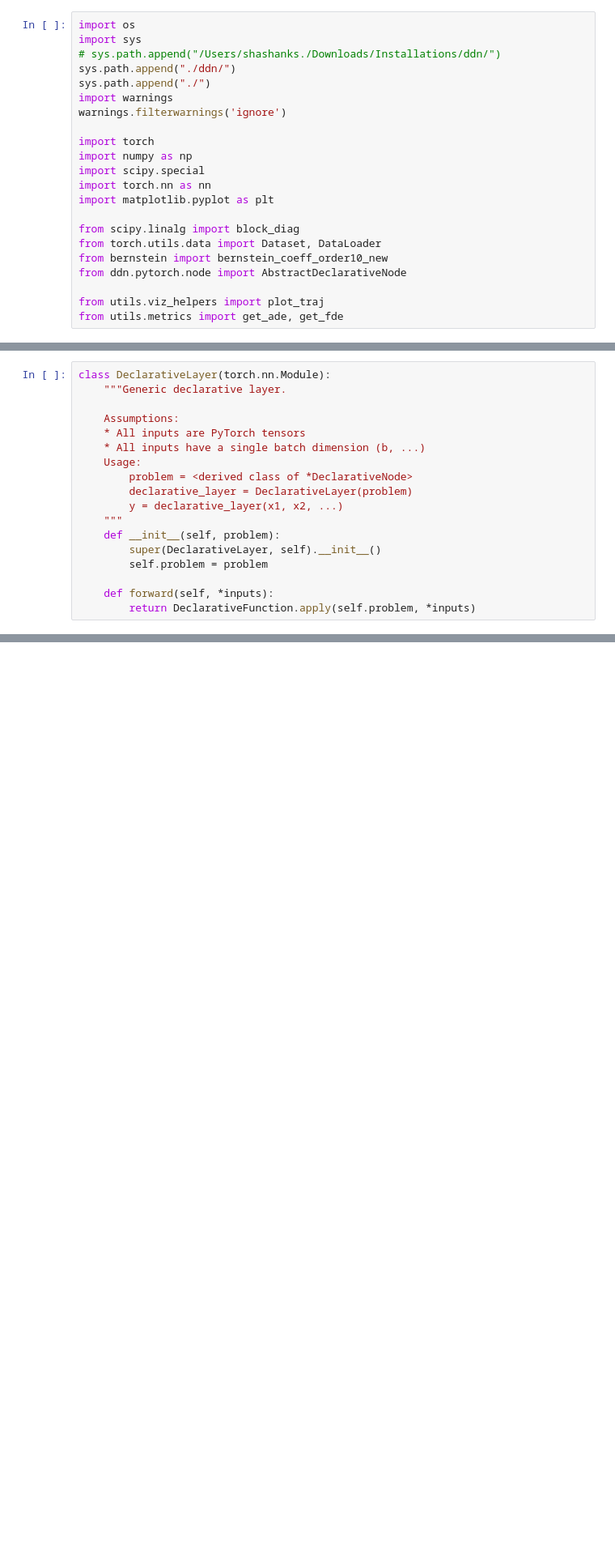
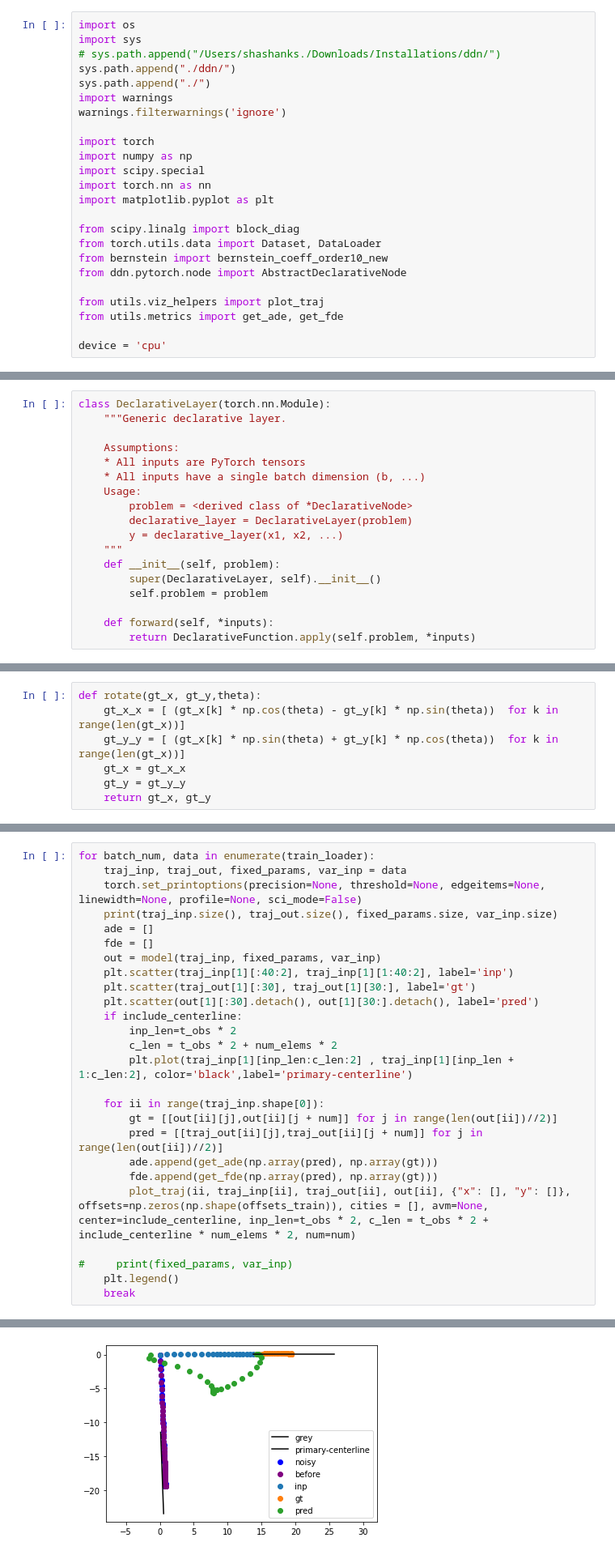
Before and after one commit to Vikr-182/ddn-forecasting, a Jupyter notebook: nonholo_ddn_argoverse.ipynb, the cells around one changed output, grey strips where cells are left out. Shown: that part at 81% size. Drawn from its saved outputs; the diff is of its cells as text; blank space fills up the shorter version.

```diff
--- a/nonholo_ddn_argoverse.ipynb
+++ b/nonholo_ddn_argoverse.ipynb
@@ -20,4 +20,6 @@ from ddn.pytorch.node import AbstractDeclarativeNode
 
 from utils.viz_helpers import plot_traj
 from utils.metrics import get_ade, get_fde
+
+device = 'cpu'
 # %%
@@ -328,0 +314,7 @@ class ArgoverseDataset(Dataset):
+# %%
+def rotate(gt_x, gt_y,theta):
+    gt_x_x = [ (gt_x[k] * np.cos(theta) - gt_y[k] * np.sin(theta))  for k in range(len(gt_x))]
+    gt_y_y = [ (gt_x[k] * np.sin(theta) + gt_y[k] * np.cos(theta))  for k in range(len(gt_x))]
+    gt_x = gt_x_x
+    gt_y = gt_y_y
+    return gt_x, gt_y
@@ -342,0 +483,27 @@ offsets_train = np.load("/datasets/argoverse/val_offsets.npy")
+# %%
+for batch_num, data in enumerate(train_loader):
+    traj_inp, traj_out, fixed_params, var_inp = data
+    torch.set_printoptions(precision=None, threshold=None, edgeitems=None, linewidth=None, profile=None, sci_mode=False)
+    print(traj_inp.size(), traj_out.size(), fixed_params.size, var_inp.size)
+    ade = []
+    fde = []
+    out = model(traj_inp, fixed_params, var_inp)
+    plt.scatter(traj_inp[1][:40:2], traj_inp[1][1:40:2], label='inp')
+    plt.scatter(traj_out[1][:30], traj_out[1][30:], label='gt')
+    plt.scatter(out[1][:30].detach(), out[1][30:].detach(), label='pred')
+    if include_centerline:
+        inp_len=t_obs * 2
+        c_len = t_obs * 2 + num_elems * 2
+        plt.plot(traj_inp[1][inp_len:c_len:2] , traj_inp[1][inp_len + 1:c_len:2], color='black',label='primary-centerline')
+
+    for ii in range(traj_inp.shape[0]):
+        gt = [[out[ii][j],out[ii][j + num]] for j in range(len(out[ii])//2)]
+        pred = [[traj_out[ii][j],traj_out[ii][j + num]] for j in range(len(out[ii])//2)]
+        ade.append(get_ade(np.array(pred), np.array(gt)))
+        fde.append(get_fde(np.array(pred), np.array(gt)))
+        plot_traj(ii, traj_inp[ii], traj_out[ii], out[ii], {"x": [], "y": []}, offsets=np.zeros(np.shape(offsets_train)), cities = [], avm=None, center=include_centerline, inp_len=t_obs * 2, c_len = t_obs * 2 + include_centerline * num_elems * 2, num=num)
+
+#     print(fixed_params, var_inp)
+    plt.legend()
+    break
+# %% [output]
@@ -342,0 +511 @@ offsets_train = np.load("/datasets/argoverse/val_offsets.npy")
+[figure, added]
```
Also changed, not shown: parts of 17 cells of this notebook, 42 other files.
